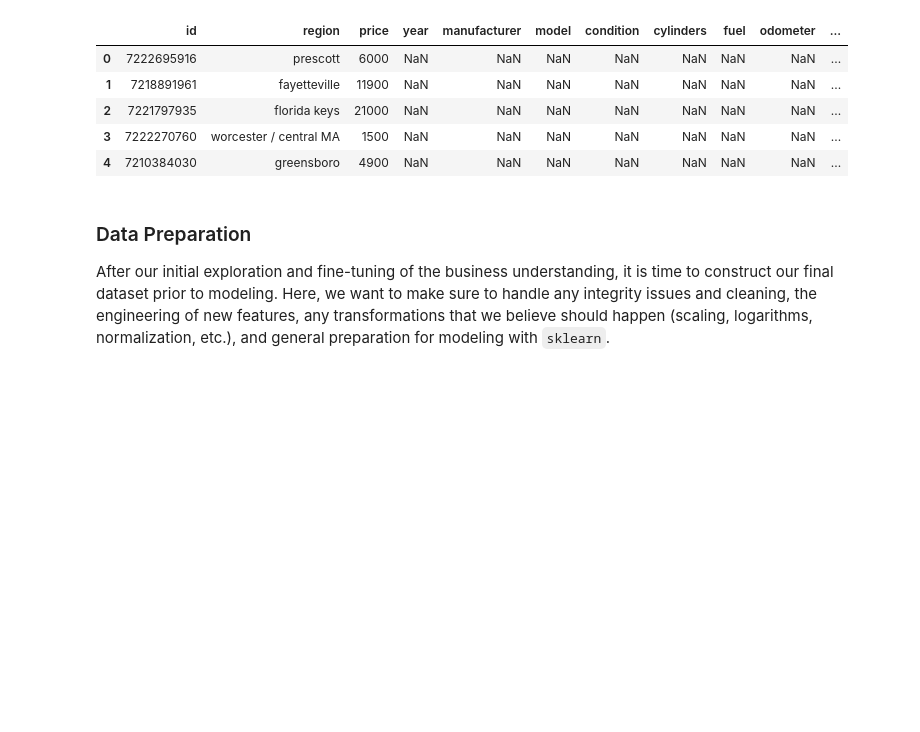
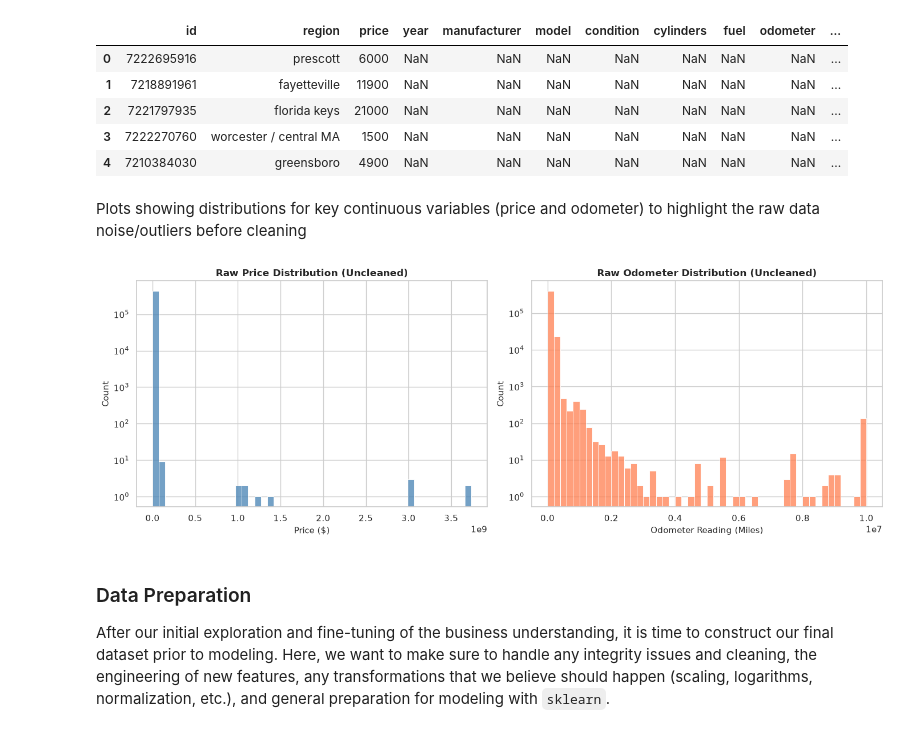
Before and after one commit to gSinhaUCB/used-car-price-analysys-UCB-11.2, a Jupyter notebook: 11.2-prompt_II.ipynb, the cells around one changed output. Saved outputs shown, nothing was run; the diff lists cells and outputs as text; code cells hidden in the pictures; blank space fills up the shorter version.

Commit message:
Add EDA and evaluation plots to notebook for rubric compliance

```diff
--- a/11.2-prompt_II.ipynb
+++ b/11.2-prompt_II.ipynb
@@ -77,6 +77,30 @@ Dataset Shape: 426,880 rows, 18 columns
 | 2 | 7221797935 | florida keys | 21000 | NaN | NaN | NaN | NaN | NaN | NaN | NaN | ... |
 | 3 | 7222270760 | worcester / central MA | 1500 | NaN | NaN | NaN | NaN | NaN | NaN | NaN | ... |
 | 4 | 7210384030 | greensboro | 4900 | NaN | NaN | NaN | NaN | NaN | NaN | NaN | ... |
+# %% [markdown]
+Plots showing distributions for key continuous variables (price and odometer) to highlight the raw data noise/outliers before cleaning
+# %%
+# EDA Plot 1: Uncleaned Price and Odometer Distributions
+fig, axes = plt.subplots(1, 2, figsize=(14, 5))
+
+# Plot uncleaned price distribution (log scale due to extreme outliers)
+sns.histplot(df['price'], ax=axes[0], bins=50, kde=False, color='steelblue')
+axes[0].set_title('Raw Price Distribution (Uncleaned)', fontsize=12, fontweight='bold')
+axes[0].set_xlabel('Price ($)', fontsize=11)
+axes[0].set_ylabel('Count', fontsize=11)
+axes[0].set_yscale('log')  # Log scale for readability due to $987M outliers
+
+# Plot uncleaned odometer distribution
+sns.histplot(df['odometer'].dropna(), ax=axes[1], bins=50, kde=False, color='coral')
+axes[1].set_title('Raw Odometer Distribution (Uncleaned)', fontsize=12, fontweight='bold')
+axes[1].set_xlabel('Odometer Reading (Miles)', fontsize=11)
+axes[1].set_ylabel('Count', fontsize=11)
+axes[1].set_yscale('log')
+
+plt.tight_layout()
+plt.show()
+# %% [output]
+[figure, added]
 # %% [markdown]
 ### Data Preparation
 
```
Also changed, not shown: parts of 18 cells of this notebook.
